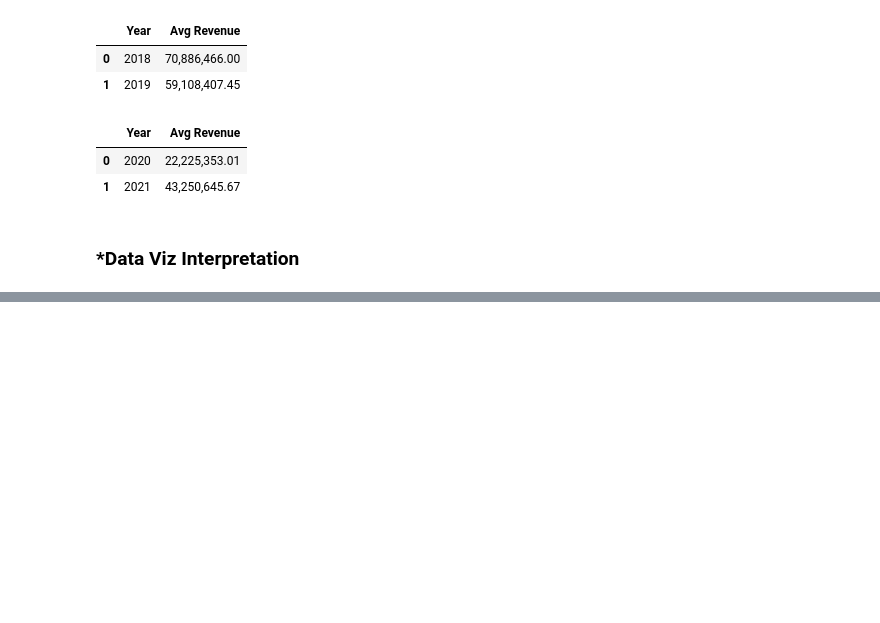
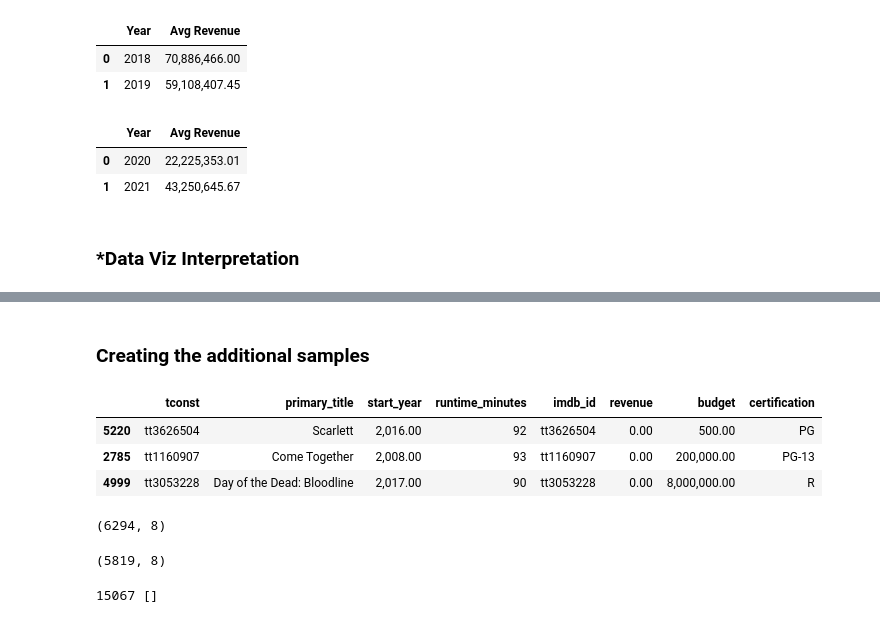
Before and after one commit to CRPeace/Movie_Data_API_Stats_Analysis, a Jupyter notebook: C.Peace_Project_3_Part_4-Hypothesis-Testing.ipynb, the cells around one changed output, grey strips where cells are left out. Cells and saved outputs as stored; diff of their text form; code cells hidden in the pictures; blank space fills up the shorter version.

Commit message:
Adding additional Hypothesis Testing

```diff
--- a/C.Peace_Project_3_Part_4.ipynb
+++ b/C.Peace_Project_3_Part_4-Hypothesis-Testing.ipynb
@@ -850,0 +917,35 @@ words_df.sort_values('count', ascending=False).head(25)
+# %% [markdown]
+### Creating the additional samples
+# %%
+# creating df to pull from
+sample_pool = title_basics.merge(tmdb_data, left_on='tconst', right_on='imdb_id')
+
+# confirming
+display(sample_pool.sample(3), sample_pool.shape)
+# %% [output]
+|  | tconst | primary_title | start_year | runtime_minutes | imdb_id | revenue | budget | certification |
+| 5220 | tt3626504 | Scarlett | 2,016.00 | 92 | tt3626504 | 0.00 | 500.00 | PG |
+| 2785 | tt1160907 | Come Together | 2,008.00 | 93 | tt1160907 | 0.00 | 200,000.00 | PG-13 |
+| 4999 | tt3053228 | Day of the Dead: Bloodline | 2,017.00 | 90 | tt3053228 | 0.00 | 8,000,000.00 | R |
+(6294, 8)
+# %%
+# filtering so our top titles are not in the sample
+sample_pool = sample_pool[~sample_pool['primary_title'].isin(top_sample['primary_title'])].copy()
+
+# checking
+sample_pool.shape
+# %% [output]
+(5819, 8)
+# %%
+# double checking that we have no words in our sample from word_list
+count = 0
+title_list = []
+for title in sample_pool['primary_title']:
+    for word in title.lower().split():
+        if word in word_list:
+            title_list.append(word)
+        else:
+            count += 1
+print(count, title_list)
+# %% [output]
+15067 []
```
Also changed, not shown: parts of 31 cells of this notebook.
